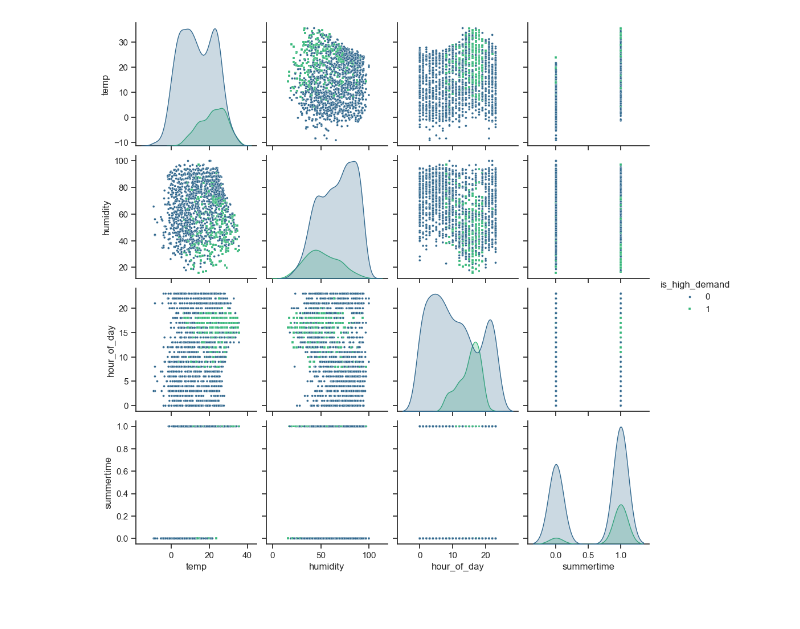
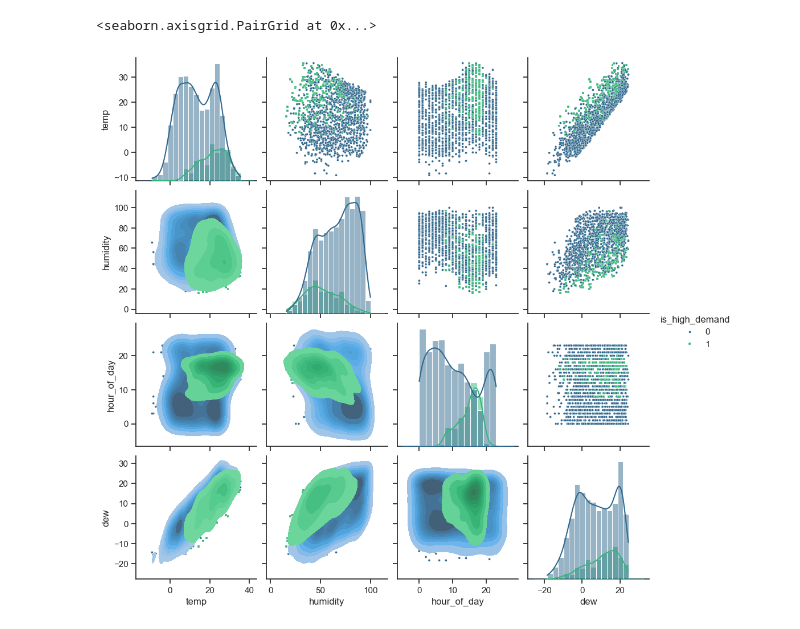
Before and after one commit to vaughankraska/BIKES_SML, a Jupyter notebook: notebooks/finn_exploratory_analysis.ipynb, the cells around one changed output. Drawn from its saved outputs; the diff is of its cells as text; code cells hidden in the pictures.

Commit message:
more figures in exploration

```diff
--- a/notebooks/finn_exploratory_analysis.ipynb
+++ b/notebooks/finn_exploratory_analysis.ipynb
@@ -81,17 +82,20 @@ temp              0.336981
 is_high_demand    1.000000
 Name: is_high_demand, dtype: float64
 # %%
-#show plots of all permuations
-data_correlated_subset = data[['is_high_demand','temp','humidity','hour_of_day','summertime']]
+#show plots of all highly correlated numerical data
+data_correlated_subset = data[['is_high_demand','temp','humidity','hour_of_day','dew']]
 covariates = data_correlated_subset.columns[data_correlated_subset.columns != 'is_high_demand']
 # Create scatter plots for every combination of covariates
 sns.set(style="ticks")
-sns.pairplot(data_numerical,
+pp = sns.pairplot(data_numerical,
              vars=covariates,
              hue='is_high_demand',
              markers=["o", "s"],
              plot_kws={"s":8},
              palette="viridis")
-plt.savefig('../figures/highly_correlated_pair_plot.svg',format='svg', dpi=800, bbox_inches='tight')
+pp.map_lower(sns.kdeplot, fill=True)
+pp.map_diag(sns.histplot, kde=True)
+# plt.savefig('../figures/highly_correlated_pair_plot.svg',format='svg', dpi=800, bbox_inches='tight')
 # %% [output]
+<seaborn.axisgrid.PairGrid at 0x...>
-[figure, old version]
+[figure, new version]
```
Also changed, not shown: parts of 7 cells of this notebook.
